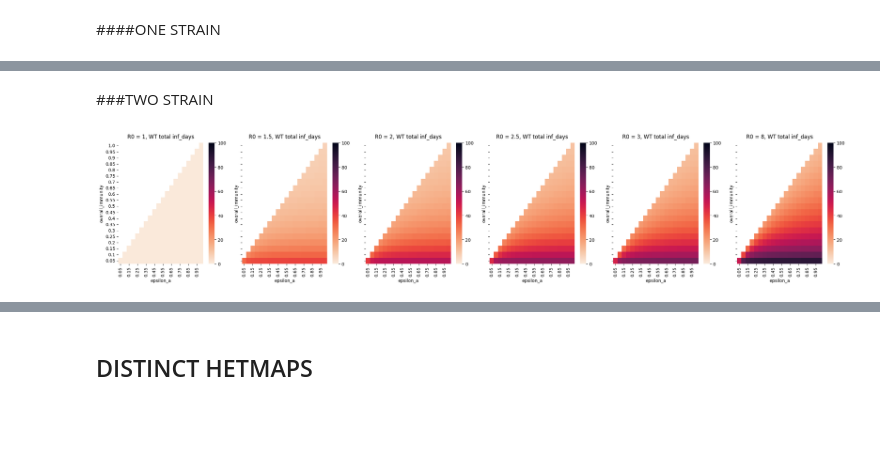
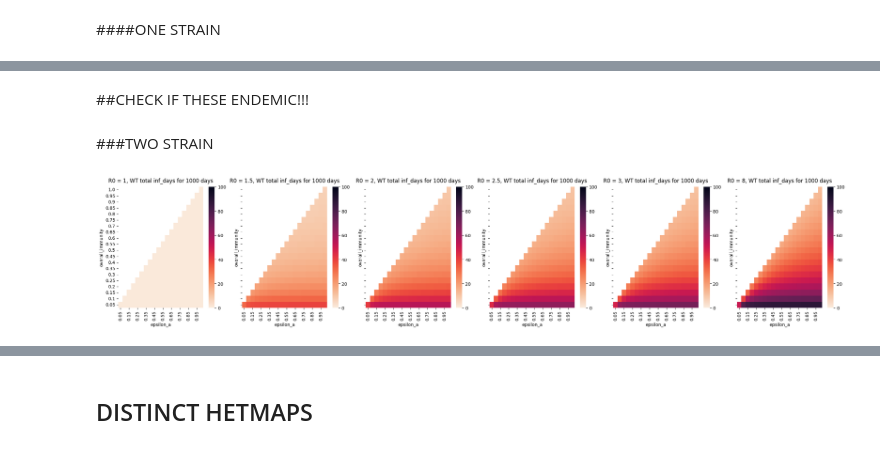
Before and after one commit to condusinew/vaccine_failure_escape, a Jupyter notebook: SIR_mode_natimm.ipynb, the cells around one changed output, grey strips where cells are left out. Saved outputs shown, nothing was run; the diff lists cells and outputs as text; code cells hidden in the pictures; blank space fills up the shorter version.

```diff
--- a/SIR_mode_natimm.ipynb
+++ b/SIR_mode_natimm.ipynb
@@ -1348,22 +1581,25 @@ plt.show()
+# %%
+heatmaps = {}
+heatmaps_total = {}
+
+for i, r0 in enumerate(Rnaughts):
+    filtered_df_R0 = one_strain_df[one_strain_df["R0"] == r0].copy()
+
+    # avoid SettingWithCopyWarning
+    filtered_df_R0.loc[:, "overall_immunity"] = filtered_df_R0["overall_immunity"].round(3)
+    filtered_df_R0.loc[:, "epsilon_a"] = filtered_df_R0["epsilon_a"].round(3)
+
+    heatmaps[i]  = filtered_df_R0.pivot(index="overall_immunity", columns="epsilon_a",
+                                          values="total reduction in inf_days wildtype")
+    heatmaps_total[i] = filtered_df_R0.pivot(index="overall_immunity", columns="epsilon_a",
+                                          values="inf_days WT")
 # %%
-heatmaps = {}
-
-for i, r0 in enumerate(Rnaughts):
-    filtered_df_R0 = one_strain_df[one_strain_df["R0"] == r0].copy()
-
-    # avoid SettingWithCopyWarning
-    filtered_df_R0.loc[:, "overall_immunity"] = filtered_df_R0["overall_immunity"].round(3)
-    filtered_df_R0.loc[:, "epsilon_a"] = filtered_df_R0["epsilon_a"].round(3)
-
-    heatmaps[i]  = filtered_df_R0.pivot(index="overall_immunity", columns="epsilon_a",
-                                          values="total reduction in inf_days wildtype")
-
 fig, axes = plt.subplots(1, len(Rnaughts), figsize=(4*len(Rnaughts), 5), sharex=True, sharey=True)
 
 for i, r0 in enumerate(Rnaughts):
     ax = axes[i]
     sns.heatmap(heatmaps[i], cmap="mako_r", vmin=-0.05, vmax=1, ax=ax)
-    ax.set_title(f"R0 = {r0}, prop reduction days WT", fontsize=12, pad=10)
+    ax.set_title(f"R0 = {r0}, prop reduction days WT for {t} days", fontsize=12, pad=10)
     ax.invert_yaxis()
 
 plt.tight_layout()
@@ -1372,0 +1614,12 @@ plt.show()
+# %%
+#total days one strain
+fig, axes = plt.subplots(1, len(Rnaughts), figsize=(4*len(Rnaughts), 5), sharex=True, sharey=True)
+
+for i, r0 in enumerate(Rnaughts):
+    ax = axes[i]
+    sns.heatmap(heatmaps_total[i], cmap="rocket_r", vmin=0,vmax = 500, ax=ax)
+    ax.set_title(f"R0 = {r0}, WT total inf_days out of {t} days", fontsize=12, pad=10)
+    ax.invert_yaxis()
+
+plt.tight_layout()
+plt.show()
@@ -1373,3 +1628,5 @@ plt.show()
+# %% [markdown]
+##CHECK IF THESE ENDEMIC!!!
 # %% [markdown]
 ###TWO STRAIN
 # %%
@@ -1448,7 +1705,7 @@ for Rnaught in Rnaughts:
       #add to df
       two_strain_df.loc[len(two_strain_df)] = [overall_imm.round(3),
                                     eps_A.round(3),
-                                    eps_L,
+                                    eps_L.round(3),
                                     mu,
                                     Rnaught,
                                     totalred_days_W,
@@ -1494,14 +1751,14 @@ for i, r0 in enumerate(Rnaughts):
 # %%
 #total days WT
 fig, axes = plt.subplots(1, len(Rnaughts), figsize=(4*len(Rnaughts), 5), sharex=True, sharey=True)
 
 for i, r0 in enumerate(Rnaughts):
     ax = axes[i]
     sns.heatmap(heatmaps_totalW[i], cmap="rocket_r", vmin=0,vmax = 100, ax=ax)
-    ax.set_title(f"R0 = {r0}, WT total inf_days", fontsize=12, pad=10)
+    ax.set_title(f"R0 = {r0}, WT total inf_days for {t} days", fontsize=12, pad=10)
     ax.invert_yaxis()
 
 plt.tight_layout()
 plt.show()
 # %% [output]
-[figure, old version]
+[figure, new version]
```
Also changed, not shown: parts of 66 cells of this notebook.
